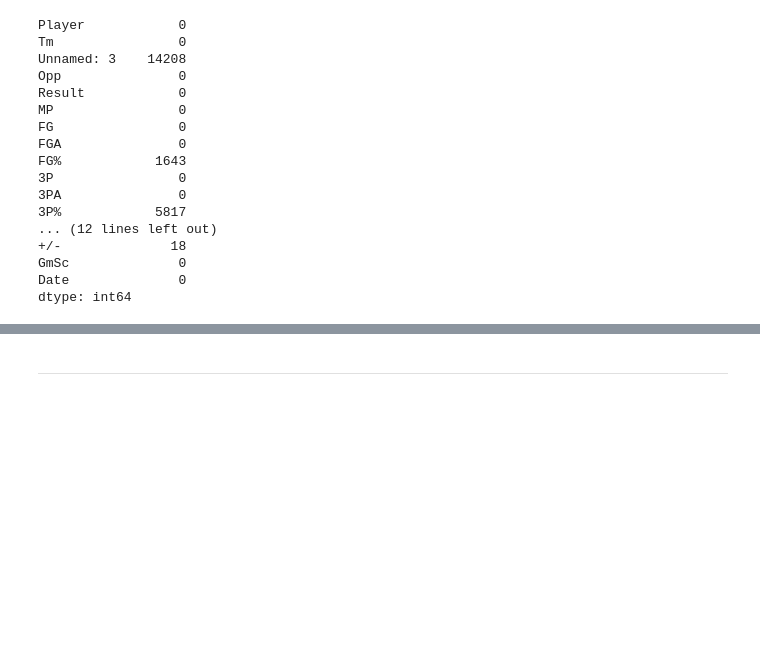
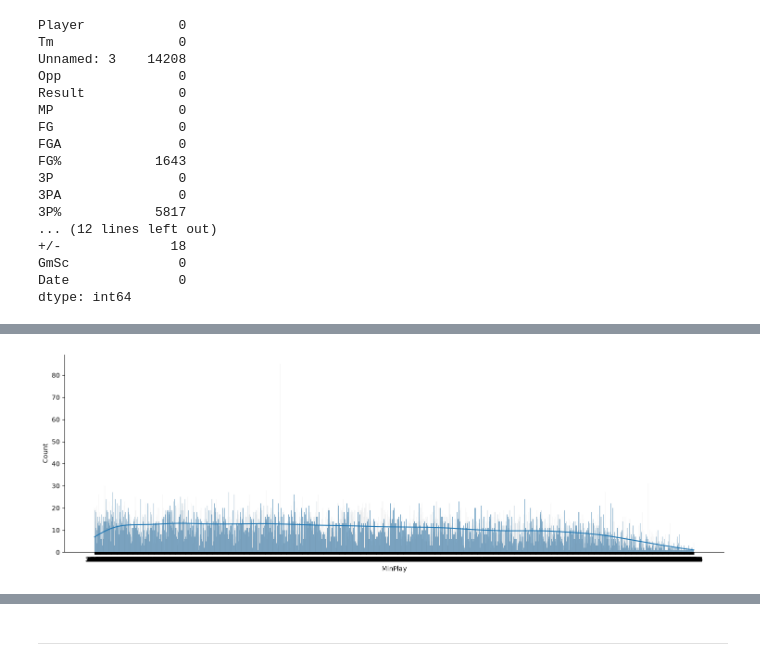
Before and after one commit to awomann/nba-prediction, a Jupyter notebook: Desktop/Coding/NBA Prediction/NBA_Predictive_Analytics.ipynb, the cells around one changed output, grey strips where cells are left out. Drawn from its saved outputs; the diff is of its cells as text; code cells hidden in the pictures; blank space fills up the shorter version.

```diff
--- a/Desktop/Coding/NBA Prediction/NBA_Predictive_Analytics.ipynb
+++ b/Desktop/Coding/NBA Prediction/NBA_Predictive_Analytics.ipynb
@@ -241,0 +298,5 @@ stats_df.head()
+# %%
+sns.displot(data = new_df, x = 'MinPlay', kind = 'hist', kde = True, aspect = 3)
+plt.show()
+# %% [output]
+[figure, added]
```
Also changed, not shown: parts of 34 cells of this notebook, 1 other file.
